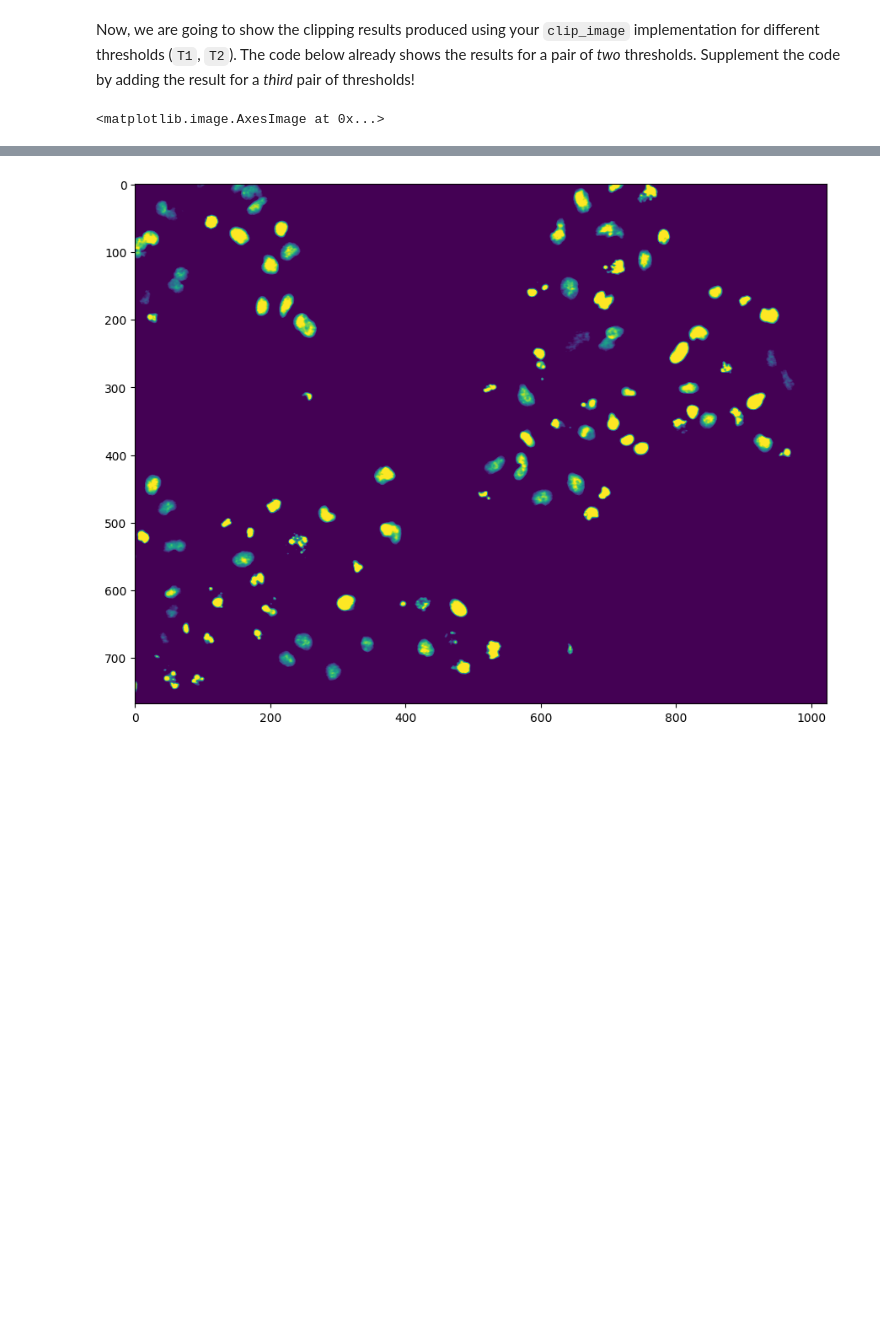
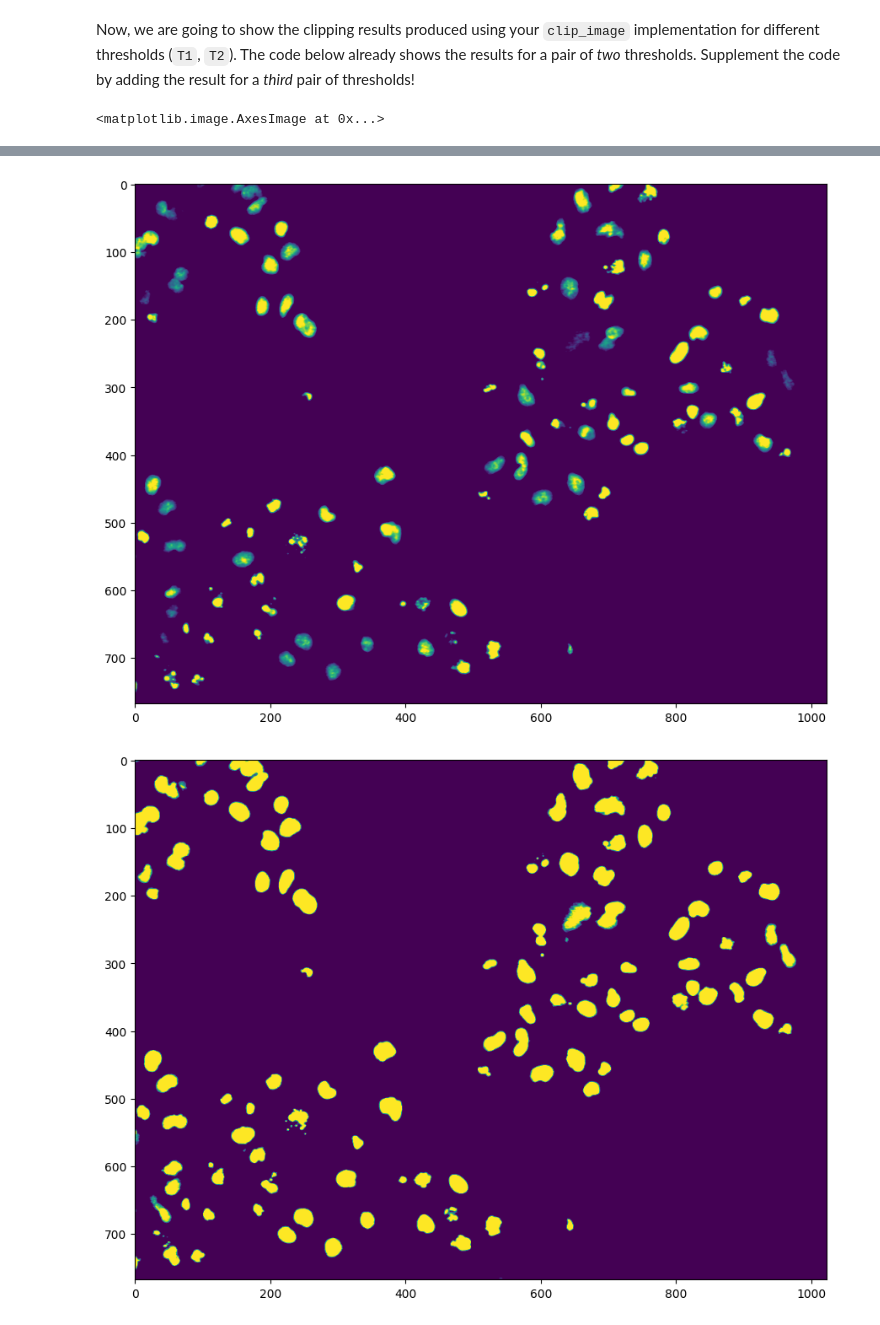
Before and after one commit to tfauer/mobi-fs3-python, a Jupyter notebook: task2.ipynb, the cells around one changed output, grey strips where cells are left out. Drawn from its saved outputs; the diff is of its cells as text; code cells hidden in the pictures; blank space fills up the shorter version.

```diff
--- a/task2.ipynb
+++ b/task2.ipynb
@@ -123,12 +123,15 @@ Now, we are going to show the clipping results produced using your `clip_image`
 # %%
 plt.figure(figsize=(15,8))
 plt.imshow(clip_image(img, 0.2, 0.8))
 
 plt.figure(figsize=(15,8))
 plt.imshow(clip_image(img, 0.3, 0.7))
 
 # here goes your code
+plt.figure(figsize=(15,8))
+plt.imshow(clip_image(img, 0.2, 0.3))
 # %% [output]
 <matplotlib.image.AxesImage at 0x...>
 [figure]
 [figure]
+[figure, added]
```
